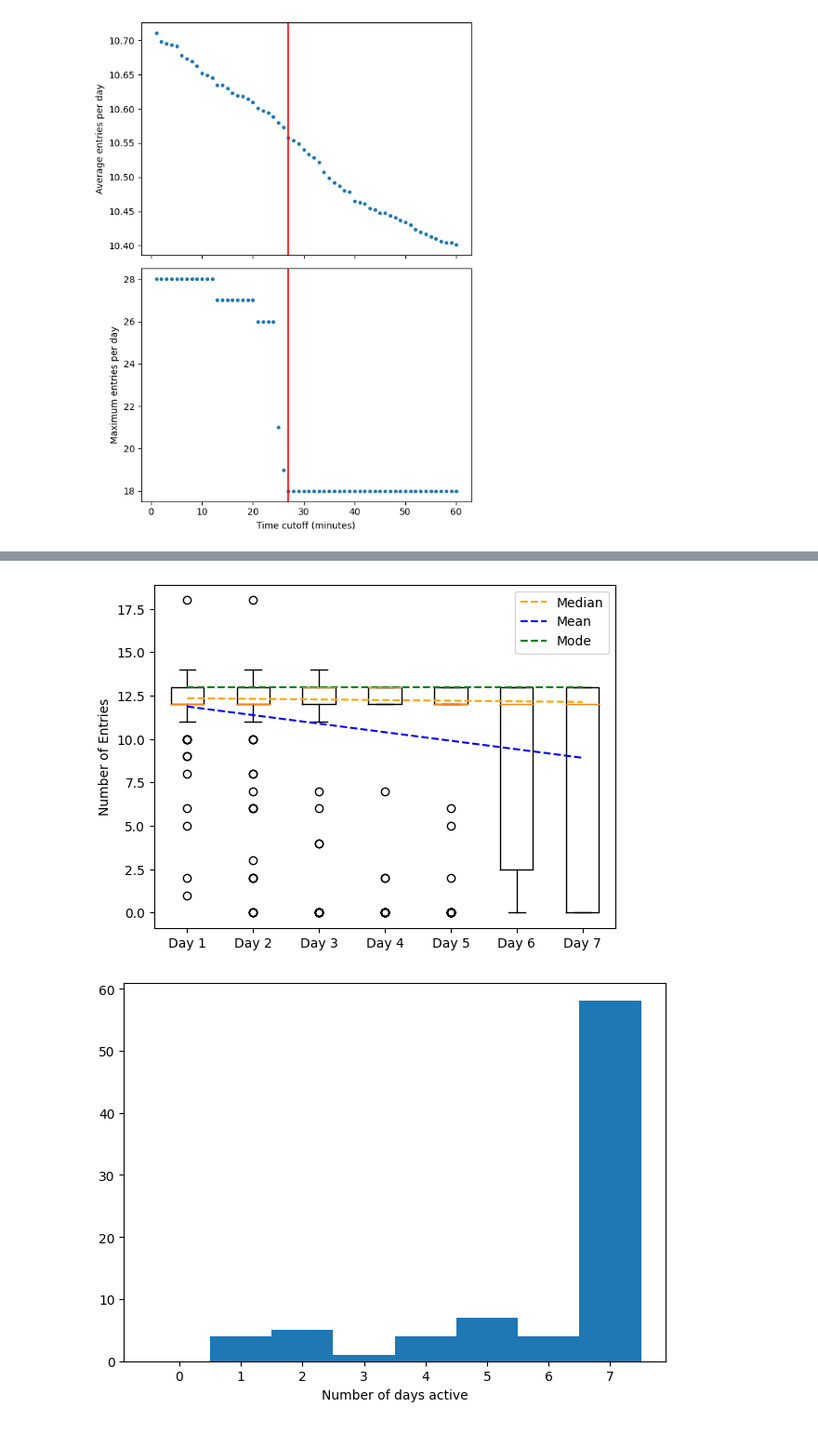
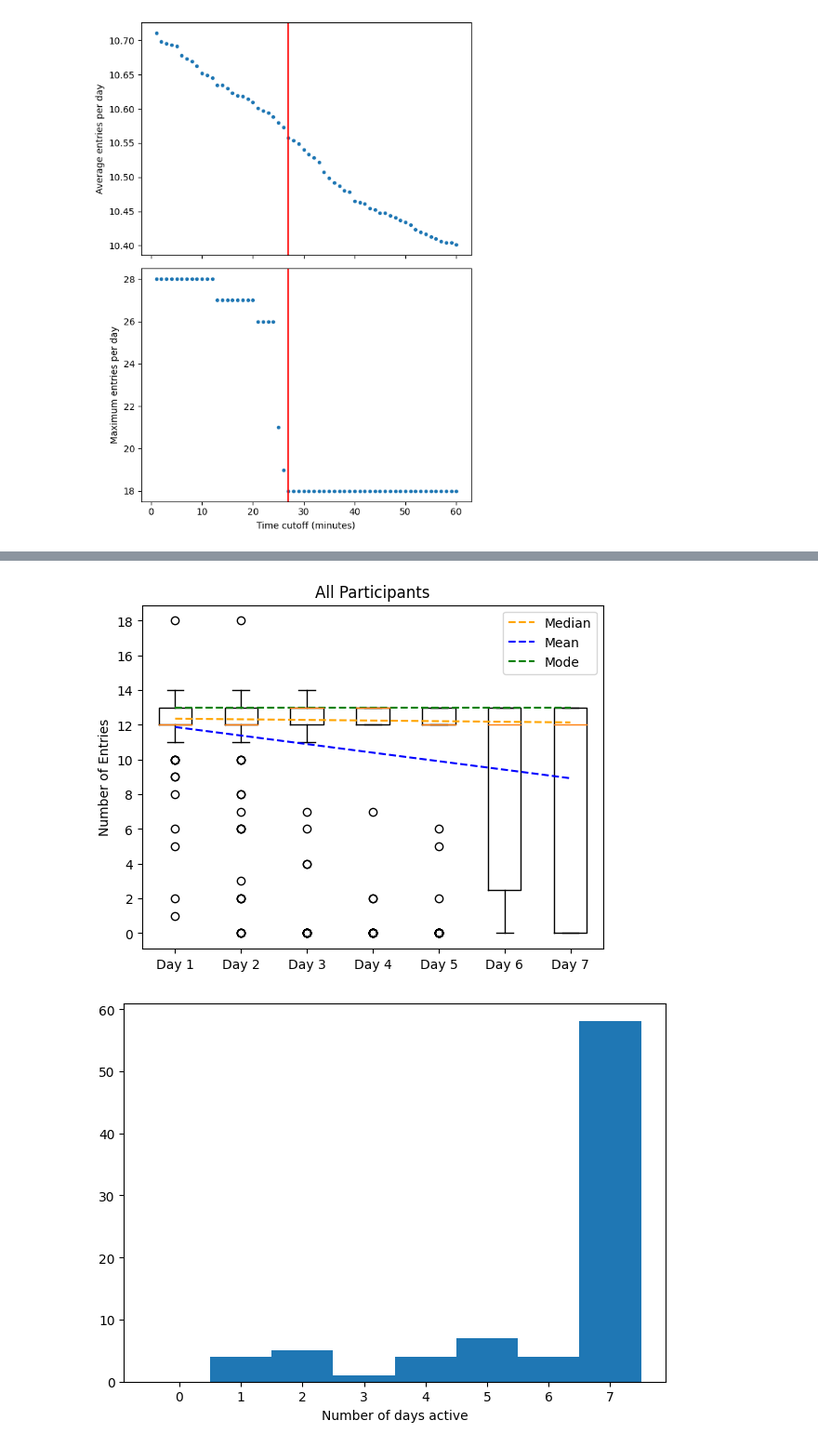
Before and after one commit to JGIBristol/seaco_smartwatch_paper, a Jupyter notebook: quantitative.ipynb, the cells around one changed output, grey strips where cells are left out. Shown: that part at 93% size. Cells and saved outputs as stored; diff of their text form; code cells hidden in the pictures.

```diff
--- a/quantitative.ipynb
+++ b/quantitative.ipynb
@@ -155,6 +157,8 @@ for i, (p_id, group) in enumerate(collapsed_meal_info.groupby("p_id")):
         n_entries[i, j] = len(subgroup["entry"])
         n_positive[i, j] = subgroup["entry"].sum()
 # %%
+from matplotlib.ticker import MaxNLocator
+
 n_participants, n_days = n_entries.shape
 
 # Create a list of entries for each day
@@ -179,34 +183,37 @@ median_vals = np.polyval(
     d,
 )
 axis.plot(d, median_vals, "--", label="Median", color="orange")
 
 # Plot means
 mean_vals = np.polyval(
     np.polyfit(
         np.arange(1, n_days + 1, 1),
         [np.mean(entries) for entries in entries_per_day],
         1,
     ),
     d,
 )
 axis.plot(d, mean_vals, "b--", label="Mean")
 
 mode_vals = np.polyval(
     np.polyfit(
         np.arange(1, n_days + 1, 1),
         [np.argmax(np.bincount(entries)) for entries in entries_per_day],
         1,
     ),
     d,
 )
 axis.plot(d, mode_vals, "g--", label="Mode")
 
 axis.set_ylabel("Number of Entries")
+axis.set_title("All Participants")
+
+axis.yaxis.set_major_locator(MaxNLocator(integer=True))
 
 axis.legend()
 fig.savefig(f"{img_dir}/n_entries_day_boxplot.png")
 # %% [output]
-[figure, old version]
+[figure, new version]
 # %%
 """
 Compliance rate for active participants
```
Also changed, not shown: parts of 5 cells of this notebook.
